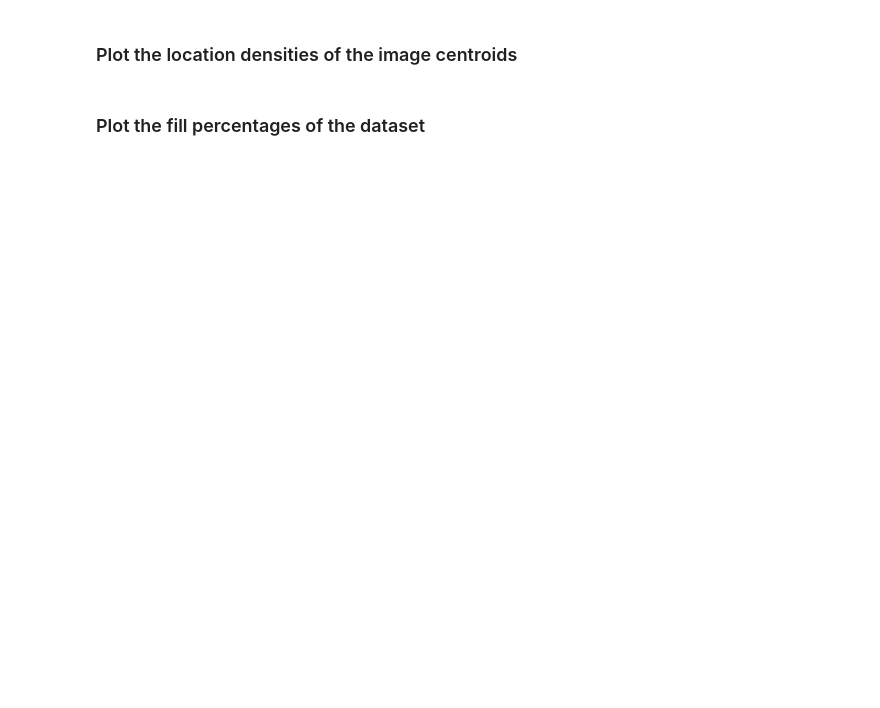
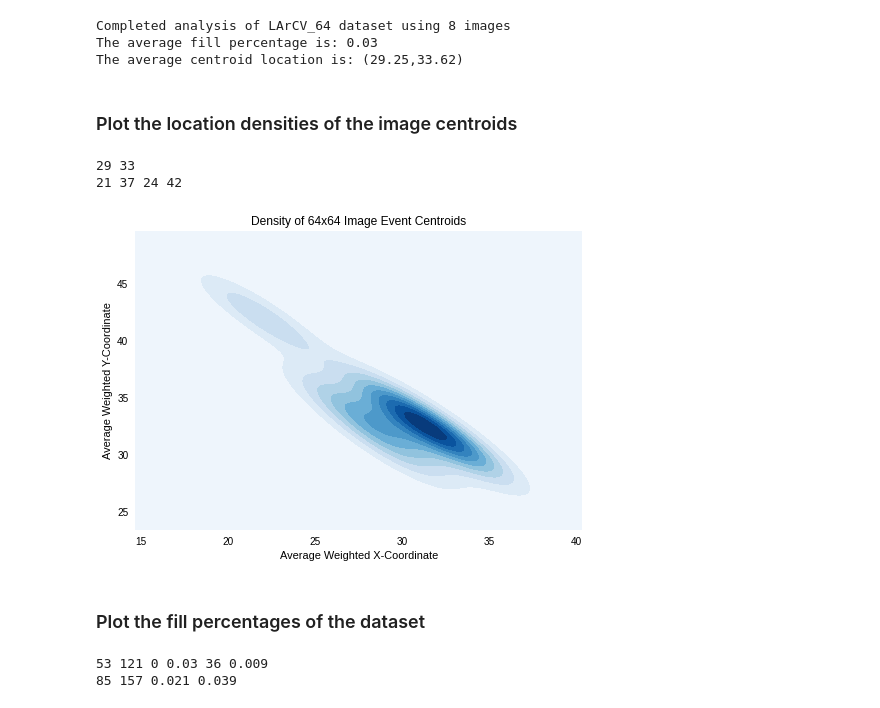
Before and after one commit to paullutkus/particle_generator, a Jupyter notebook: dataset_analysis/dataset_analysis.ipynb, the cells around one changed output. Cells and saved outputs as stored; diff of their text form; code cells hidden in the pictures; blank space fills up the shorter version.

```diff
--- a/dataset_analysis/dataset_analysis.ipynb
+++ b/dataset_analysis/dataset_analysis.ipynb
@@ -14,7 +14,7 @@ from scipy.ndimage.measurements import center_of_mass as CoM # Scipy center of m
 imsize = 64
 # %%
 # Set paths for loading and saving data
-data_root = "/media/hdd1/kai/particle_generator/larcv_data/train/larcv_png_{}/larcv_png_{}/".format(imsize, imsize)
+data_root = "/home/plutku01/data/cv/single_particle/train/larcv_png_{}/larcv_png_{}/".format(imsize, imsize)
 
 # Path to old datasets
 # data_root = "/media/disk1/kai/larcv_png_data/larcv_png_{}/larcv_png_{}/".format(imsize, imsize)
@@ -97,6 +102,10 @@ avg_y = round(np.mean(centroids_y), 2)
 print("Completed analysis of LArCV_{} dataset using {} images".format(imsize, len(images)))
 print("The average fill percentage is: {}".format(avg_fill))
 print("The average centroid location is: ({},{})".format(avg_x, avg_y))
+# %% [output]
+Completed analysis of LArCV_64 dataset using 8 images
+The average fill percentage is: 0.03
+The average centroid location is: (29.25,33.62)
 # %% [markdown]
 ### Plot the location densities of the image centroids
 # %%
@@ -108,28 +117,33 @@ x1 = x_mid - x_shift; x2 = x_mid + x_shift
 y1 = y_mid - y_shift; y2 = y_mid + y_shift
 print(x_mid, y_mid)
 print(x1, x2, y1, y2)
+# %% [output]
+29 33
+21 37 24 42
 # %%
 # Centroid denisty data
 df = pd.DataFrame( {'x': centroids_x, 'y' : centroids_y} )
 # %%
 # Plot
 plt.style.use('seaborn')
-plt.title('Density of {}x{} Image Event Centroids'.format(imsize, imsize), fontsize = "large", color="white")
+plt.title('Density of {}x{} Image Event Centroids'.format(imsize, imsize), fontsize = "large", color="black")
 
 
 # Density plot
 sns.kdeplot(df.x, df.y, cmap="Blues", shade=True, gridsize=250)
 
 # Set axes limits
 # plt.xlim(x1, x2); plt.ylim(y1, y2)
 
 # Set labels and tick colors
-plt.ylabel("Average Weighted Y-Coordinate", color = "white")
-plt.xlabel("Average Weighted X-Coordinate", color = "white")
-plt.xticks(color="white")
-plt.yticks(color="white")
+plt.ylabel("Average Weighted Y-Coordinate", color = "black")
+plt.xlabel("Average Weighted X-Coordinate", color = "black")
+plt.xticks(color="black")
+plt.yticks(color="black")
 
 plt.savefig("centroid_density_plot_scipy_cropped_{}_images.png".format(imsize), dpi=300, facecolor='#443941')
+# %% [output]
+[figure, added]
 # %% [markdown]
 ### Plot the fill percentages of the dataset
 # %%
@@ -145,6 +159,9 @@ x1 = x_mid - x_shift; x2 = x_mid + x_shift
 y1 = round(y_mid - y_shift, 4); y2 = round(y_mid + y_shift, 4)
 print(x_min, x_mid, y_min, y_mid, x_shift, y_shift)
 print(x1, x2, y1, y2)
+# %% [output]
+53 121 0 0.03 36 0.009
+85 157 0.021 0.039
 # %%
 # Data for fill percentage calculation
 df = pd.DataFrame( {'x' : pix_totals, 'y' : p_fill} )
```
Also changed, not shown: parts of 4 cells of this notebook, 20 other files.
